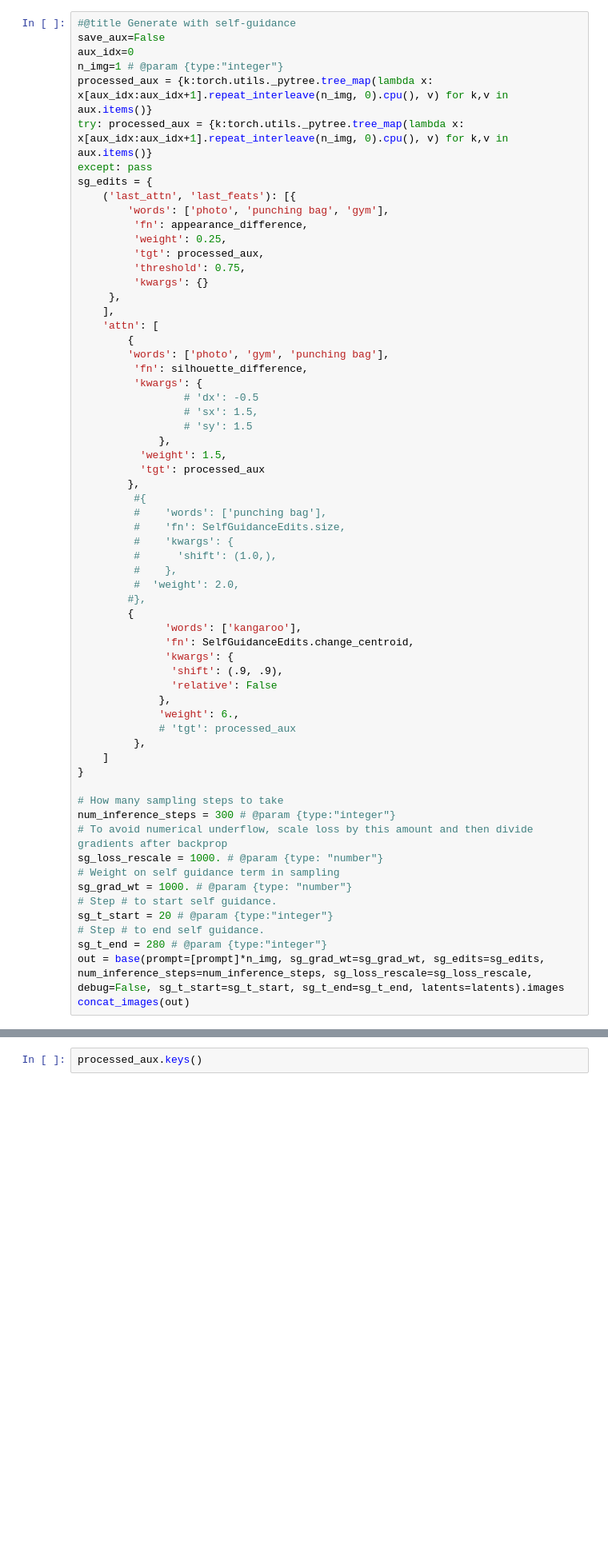
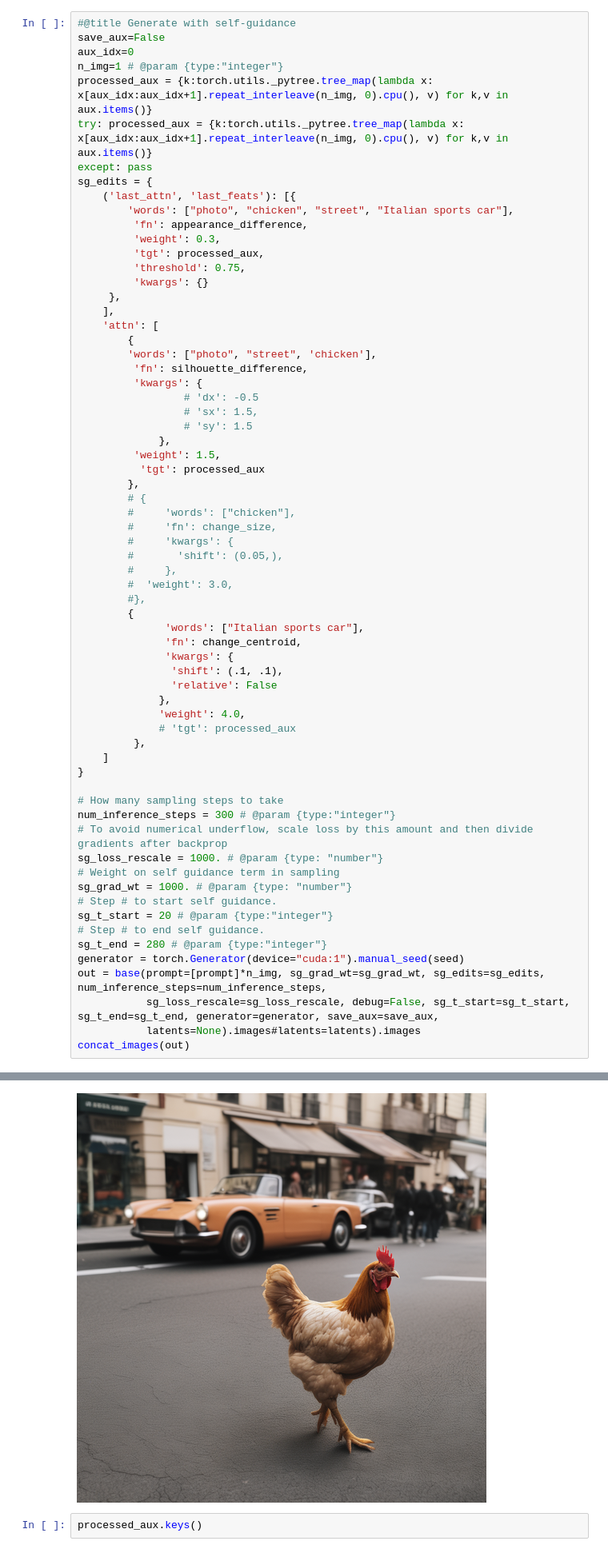
Before and after one commit to Palandr123/ML-project, a Jupyter notebook: Demo.ipynb, the cells around one changed output, grey strips where cells are left out. Shown at 80% size. Saved outputs shown, nothing was run; the diff lists cells and outputs as text; blank space fills up the shorter version.

```diff
--- a/Demo.ipynb
+++ b/Demo.ipynb
@@ -662,9 +358,9 @@ try: processed_aux = {k:torch.utils._pytree.tree_map(lambda x: x[aux_idx:aux_idx
 except: pass
 sg_edits = {
     ('last_attn', 'last_feats'): [{
-        'words': ['photo', 'punching bag', 'gym'],
+        'words': ["photo", "chicken", "street", "Italian sports car"],
          'fn': appearance_difference,
-         'weight': 0.25,
+         'weight': 0.3,
          'tgt': processed_aux,
          'threshold': 0.75,
          'kwargs': {}
@@ -672,32 +368,32 @@ sg_edits = {
     ],
     'attn': [
         {
-        'words': ['photo', 'gym', 'punching bag'],
+        'words': ["photo", "street", 'chicken'],
          'fn': silhouette_difference,
          'kwargs': {
                  # 'dx': -0.5
                  # 'sx': 1.5,
                  # 'sy': 1.5
              },
-          'weight': 1.5,
+         'weight': 1.5,
           'tgt': processed_aux
         },
-         #{
-         #    'words': ['punching bag'],
-         #    'fn': SelfGuidanceEdits.size,
-         #    'kwargs': {
-         #      'shift': (1.0,),
-         #    },
-         #  'weight': 2.0,
+        # {
+        #     'words': ["chicken"],
+        #     'fn': change_size,
+        #     'kwargs': {
+        #       'shift': (0.05,),
+        #     },
+        #  'weight': 3.0,
         #},
         {
-              'words': ['kangaroo'],
-              'fn': SelfGuidanceEdits.change_centroid,
+              'words': ["Italian sports car"],
+              'fn': change_centroid,
               'kwargs': {
-               'shift': (.9, .9),
+               'shift': (.1, .1),
                'relative': False
              },
-             'weight': 6.,
+             'weight': 4.0,
              # 'tgt': processed_aux
          },
     ]
@@ -713,6 +409,9 @@ sg_grad_wt = 1000. # @param {type: "number"}
 sg_t_start = 20 # @param {type:"integer"}
 # Step # to end self guidance.
 sg_t_end = 280 # @param {type:"integer"}
-out = base(prompt=[prompt]*n_img, sg_grad_wt=sg_grad_wt, sg_edits=sg_edits, num_inference_steps=num_inference_steps, sg_loss_rescale=sg_loss_rescale, debug=False, sg_t_start=sg_t_start, sg_t_end=sg_t_end, latents=latents).images
+generator = torch.Generator(device="cuda:1").manual_seed(seed)
+out = base(prompt=[prompt]*n_img, sg_grad_wt=sg_grad_wt, sg_edits=sg_edits, num_inference_steps=num_inference_steps,
+           sg_loss_rescale=sg_loss_rescale, debug=False, sg_t_start=sg_t_start, sg_t_end=sg_t_end, generator=generator, save_aux=save_aux,
+           latents=None).images#latents=latents).images
 concat_images(out)
 # %% [output]
@@ -720,3 +418,4 @@ torch.float16
+[figure, added]
 # %%
 processed_aux.keys()
 # %% [output]
```
Also changed, not shown: parts of 10 cells of this notebook, 1 other file.
